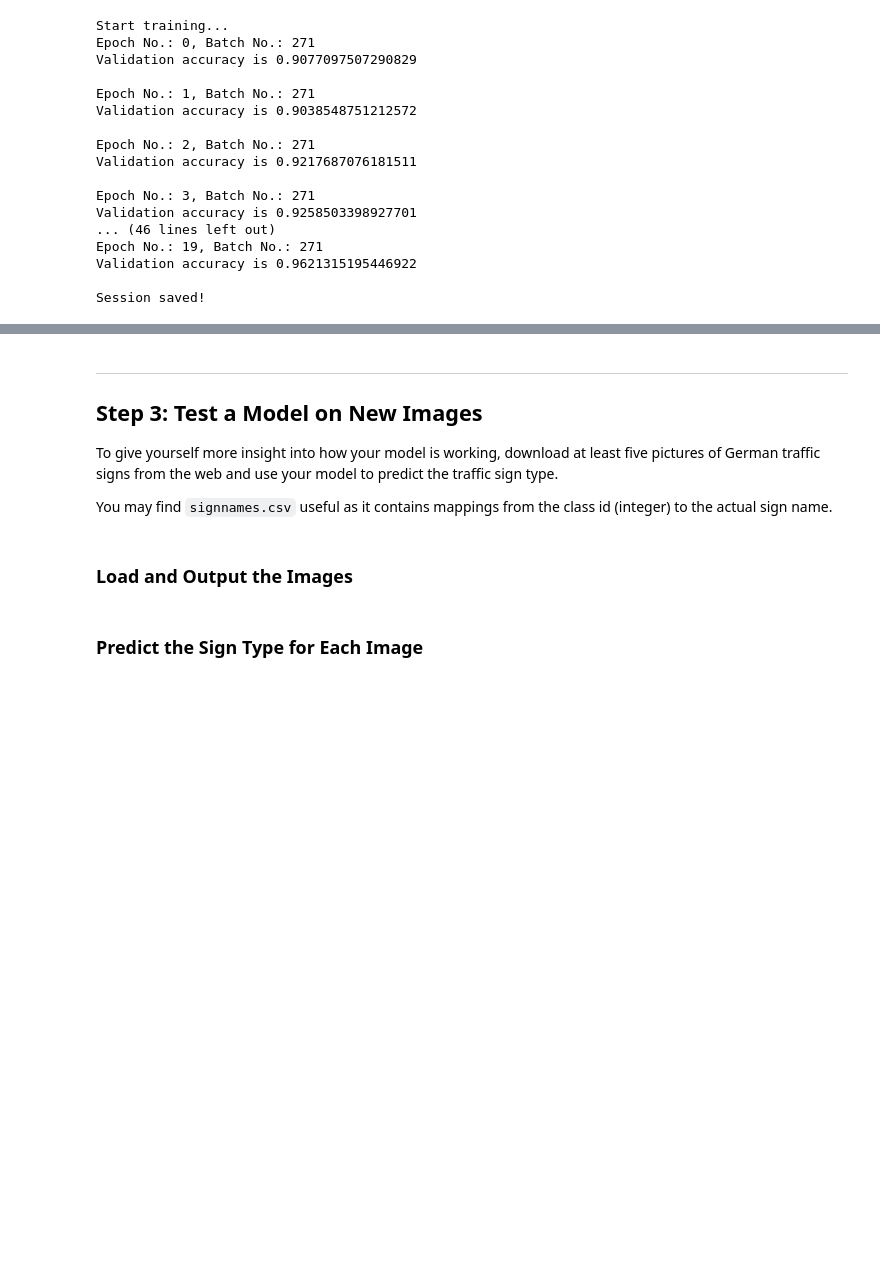
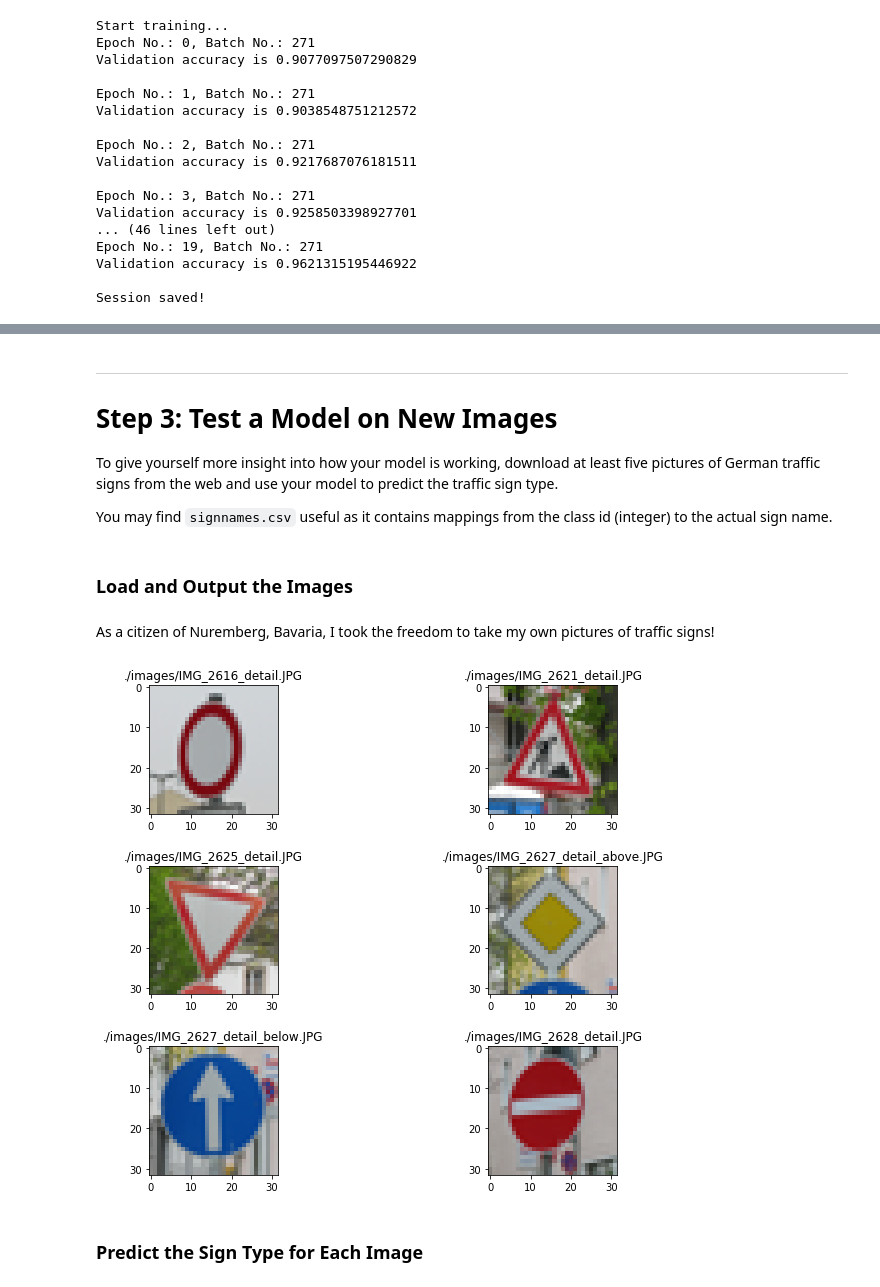
Before and after one commit to asiopueo/02_Traffic-Sign-Classifier, a Jupyter notebook: Traffic_Sign_Classifier.ipynb, the cells around one changed output, grey strips where cells are left out. Drawn from its saved outputs; the diff is of its cells as text; code cells hidden in the pictures; blank space fills up the shorter version.

```diff
--- a/Traffic_Sign_Classifier.ipynb
+++ b/Traffic_Sign_Classifier.ipynb
@@ -429,7 +471,7 @@ Session saved!
 # %% [markdown]
 ---
 
-## Step 3: Test a Model on New Images
+# Step 3: Test a Model on New Images
 
 To give yourself more insight into how your model is working, download at least five pictures of German traffic signs from the web and use your model to predict the traffic sign type.
 
@@ -447,2 +481,28 @@ You may find `signnames.csv` useful as it contains mappings from the class id (i
+# %% [markdown]
+As a citizen of Nuremberg, Bavaria, I took the freedom to take my own pictures of traffic signs!
+# %%
+imgList = [ './images/IMG_2616_detail.JPG',
+            './images/IMG_2621_detail.JPG',
+            './images/IMG_2625_detail.JPG',
+            './images/IMG_2627_detail_above.JPG',
+            './images/IMG_2627_detail_below.JPG',
+            './images/IMG_2628_detail.JPG']
+# %%
+from PIL import Image
+import matplotlib.image as mpimg
+
+img = []
+
+#handle = mpimg.imread('./images/IMG_2625_detail.JPG')
+#handle = Image.open('./images/IMG_2625_detail.JPG')
+for index, imgFile in enumerate(imgList):
+    img.append(plt.subplot(3, 2, index+1))
+    img[index] = Image.open(imgFile)
+    img[index].thumbnail((32,32))
+    plt.title(imgFile)
+    plt.subplots_adjust(left=-0.3, right=1.2, top=1.5, bottom=-0.2, hspace=0.4, wspace=0.1)
+    plt.imshow(img[index])
+# %% [output]
+[figure, added]
 # %% [markdown]
 ### Predict the Sign Type for Each Image
```
Also changed, not shown: parts of 37 cells of this notebook, 3 other files.
